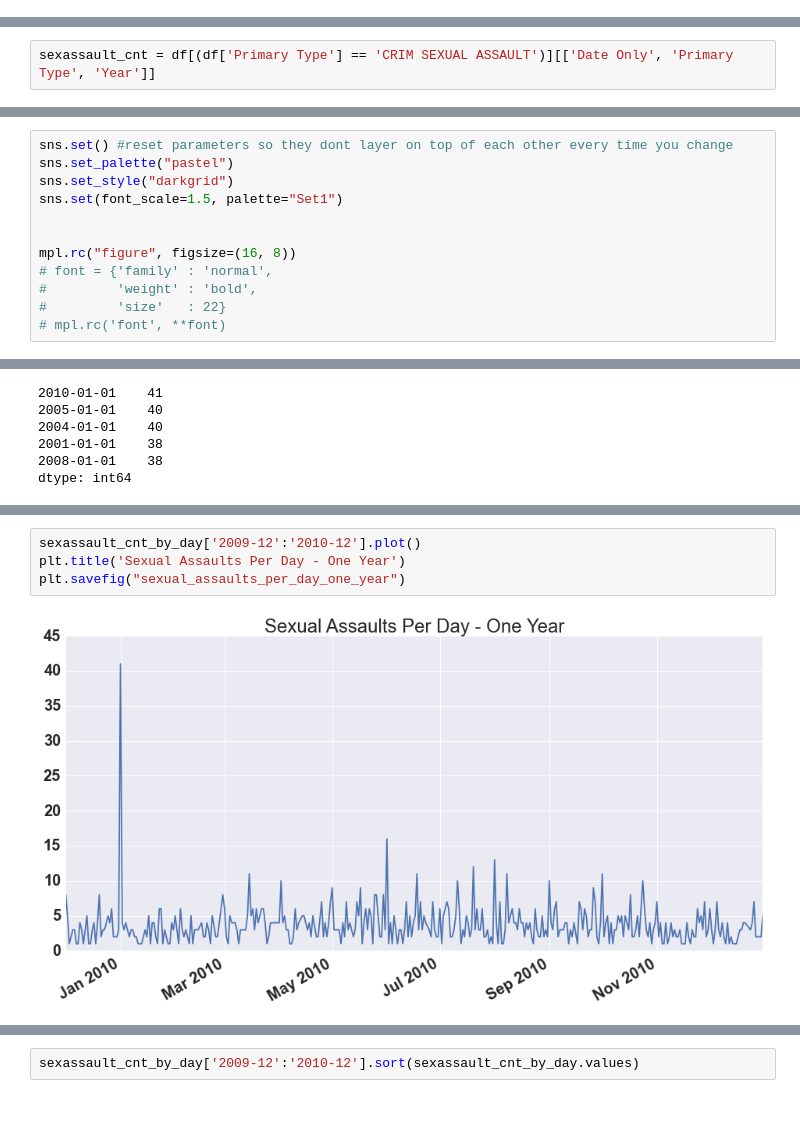
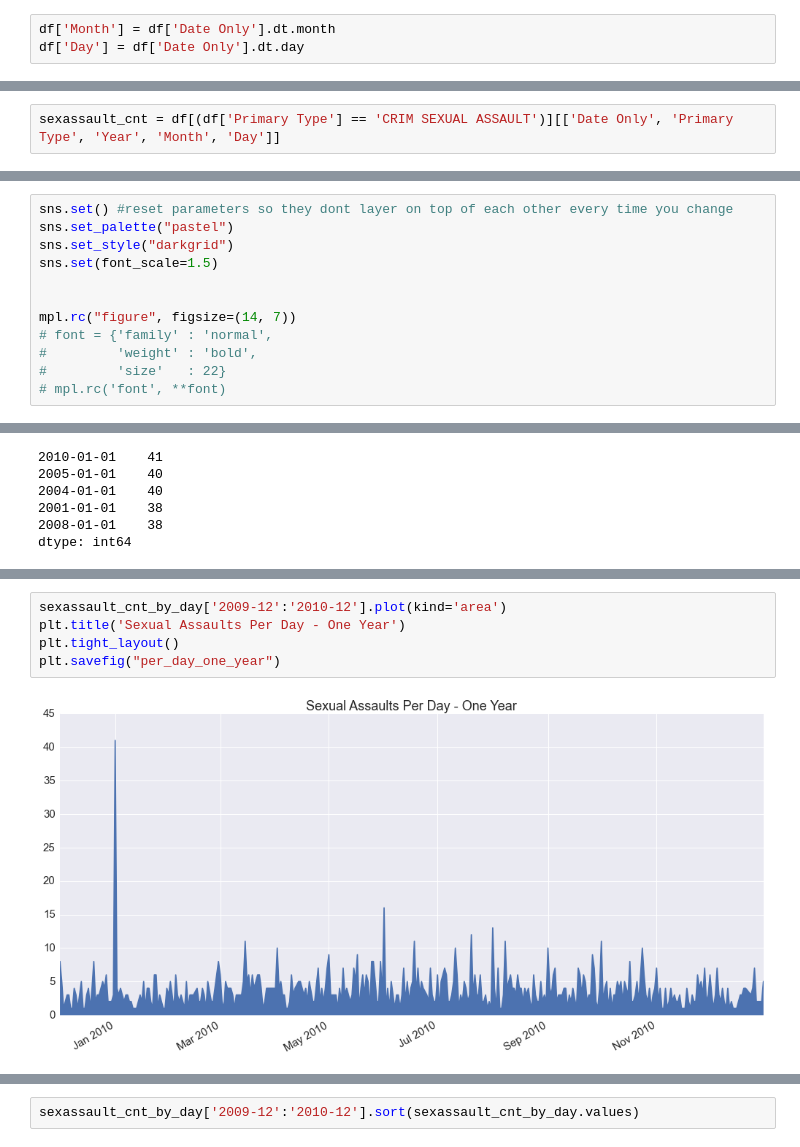
Before and after one commit to potatochip/chicago_crime_stats, a Jupyter notebook: new_year_sexual_assault.ipynb, the cells around one changed output, grey strips where cells are left out. Saved outputs shown, nothing was run; the diff lists cells and outputs as text; blank space fills up the shorter version.

```diff
--- a/new_year_sexual_assault.ipynb
+++ b/new_year_sexual_assault.ipynb
@@ -16,6 +16,9 @@ df = pd.DataFrame.from_csv('Crimes_-_2001_to_present.csv', infer_datetime_format
 df['Date Only'] = pd.to_datetime(df['Date'], format="%m/%d/%Y", exact=False)
 # %%
 df['Year'] = df['Date Only'].dt.year
+# %%
+df['Month'] = df['Date Only'].dt.month
+df['Day'] = df['Date Only'].dt.day
 # %%
 df.head()
 # %% [output]
@@ -29,5 +54,5 @@ df.head()
 # %%
-sexassault_cnt = df[(df['Primary Type'] == 'CRIM SEXUAL ASSAULT')][['Date Only', 'Primary Type', 'Year']]
+sexassault_cnt = df[(df['Primary Type'] == 'CRIM SEXUAL ASSAULT')][['Date Only', 'Primary Type', 'Year', 'Month', 'Day']]
 # %%
 sexassault_cnt.head()
 # %% [output]
@@ -86,10 +111,10 @@ dtype: int64
 sns.set() #reset parameters so they dont layer on top of each other every time you change
 sns.set_palette("pastel")
 sns.set_style("darkgrid")
-sns.set(font_scale=1.5, palette="Set1")
+sns.set(font_scale=1.5)
 
 
-mpl.rc("figure", figsize=(16, 8))
+mpl.rc("figure", figsize=(14, 7))
 # font = {'family' : 'normal',
 #         'weight' : 'bold',
 #         'size'   : 22}
@@ -182,8 +216,9 @@ plt.savefig("sexual_assaults_per_day_four_years")
 # %%
-sexassault_cnt_by_day['2009-12':'2010-12'].plot()
+sexassault_cnt_by_day['2009-12':'2010-12'].plot(kind='area')
 plt.title('Sexual Assaults Per Day - One Year')
-plt.savefig("sexual_assaults_per_day_one_year")
+plt.tight_layout()
+plt.savefig("per_day_one_year")
 # %% [output]
-[figure, old version]
+[figure, new version]
 # %%
 sexassault_cnt_by_day['2009-12':'2010-1'].plot()
```
Also changed, not shown: parts of 17 cells of this notebook, 3 other files.
